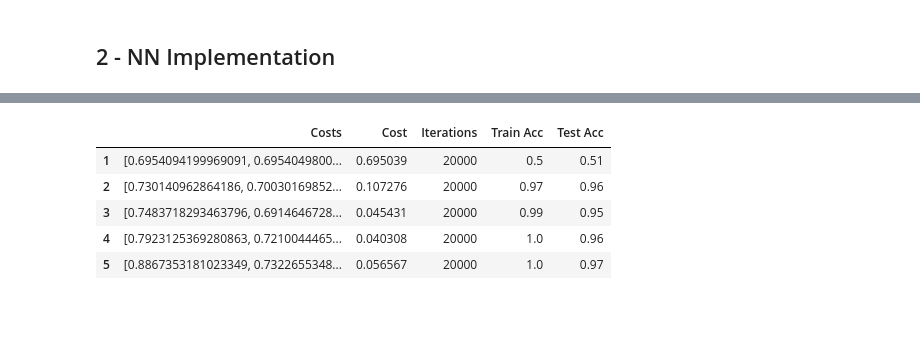
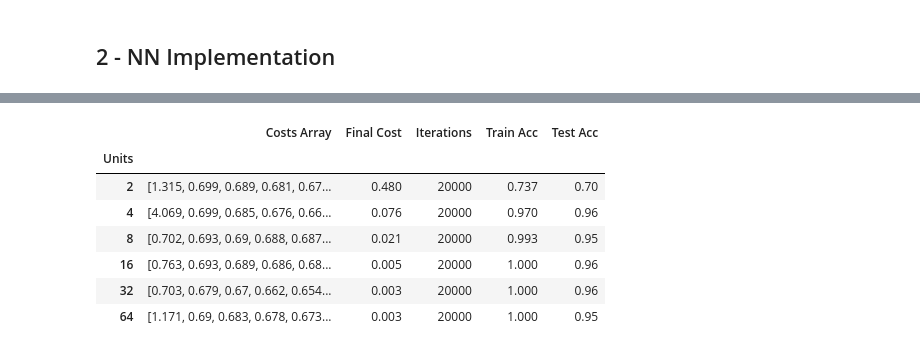
Before and after one commit to fernandoGitHub/ML_Projects, a Jupyter notebook: Deep Learning/Deep_Neural_Networks-Intermediate.ipynb, the cells around one changed output, grey strips where cells are left out. Cells and saved outputs as stored; diff of their text form; code cells hidden in the pictures; blank space fills up the shorter version.

```diff
--- a/Deep Learning/Deep_Neural_Networks-Intermediate.ipynb
+++ b/Deep Learning/Deep_Neural_Networks-Intermediate.ipynb
@@ -362,4 +422,6 @@ my_NN.add_hidden_layer(16, 'relu')
 my_NN.add_hidden_layer(16, 'relu')
 my_NN.add_hidden_layer(16, 'relu')
 my_NN.add_output_layer(1, 'sigmoid')
+my_NN.set_dropout_coefficient(prob=1.0)
+my_NN.set_regularization_coefficient(lambd=0.0)
 costs = my_NN.fit(X=train_X, Y=train_Y, num_iterations=15000, print_cost=False)
@@ -421,25 +452,31 @@ At this point we don't have any indication of how a deep NN will work on this pr
 We will assume the NN has 3 hidden layers and we will try different layer sizes starting from 2 units per layer and growing as a factor of 2 until reaching 64.
 # %%
 def exercise_1 (train_X, train_Y, test_X, test_Y, display=False):
-  results = {}
-  for i in range (1, 6):
+  results = []
+  for i in range (1, 7):
     units = 2 ** i
     nn = DeepNeuralNetwork()
-    nn.infer_input_layer(train_X, display)
-    nn.add_hidden_layer(units, 'relu', display)
-    nn.add_hidden_layer(units, 'relu', display)
-    nn.add_hidden_layer(units, 'relu', display)
-    nn.add_hidden_layer(units, 'relu', display)
-    nn.add_output_layer(1, 'sigmoid', display)
+    nn.infer_input_layer(train_X, display=False)
+    nn.add_hidden_layer(units, 'relu', display=False)
+    nn.add_hidden_layer(units, 'relu', display=False)
+    nn.add_hidden_layer(units, 'relu', display=False)
+    nn.add_hidden_layer(units, 'relu', display=False)
+    nn.add_output_layer(1, 'sigmoid', display=False)
+    nn.set_dropout_coefficient(prob=1.0)
+    nn.set_regularization_coefficient(lambd=0.0)
     num_iterations = 20000
     costs = nn.fit(X=train_X, Y=train_Y, num_iterations=num_iterations, print_cost=False)
     accuracy_train, pred_train = nn.test(X=train_X, Y=train_Y)
     accuracy_test, pred_test = nn.test(X=test_X, Y=test_Y)
 
     if display:
-      plot_2D_decision_boundary(lambda x: nn.predict(x.T), train_X, train_Y, title=f'Model in {i} units per hidden layer')
+      print(f"Number of units in hidden layers = {units}")
+      plot_2D_decision_boundary(lambda x: nn.predict(x.T), train_X, train_Y, title=f'Model with {units} units per hidden layer')
+      print(f"Residual cost for {units} in hiden layers = {costs[-1]}")
+      print(f"Accuracy on Train = {accuracy_train}")
+      print(f"Accuracy on Test  = {accuracy_test}\n\n")
 
-    results[i] = [costs, costs[-1], num_iterations, accuracy_train, accuracy_test]
+    results.append([units, costs, costs[-1], num_iterations, accuracy_train, accuracy_test])
     del nn
 
   return results
@@ -489,13 +526,13 @@ Cost after iteration 19999: 0.05650653339284049
 # %%
-import pandas as pd
-
-res_df = pd.DataFrame(results).transpose()
-res_df.columns = ['Costs', 'Cost', 'Iterations', 'Train Acc', 'Test Acc']
-res_df
+res_df = pd.DataFrame(results, columns=['Units', 'Costs Array', 'Final Cost', 'Iterations', 'Train Acc', 'Test Acc'])
+res_df = res_df.set_index('Units')
+res_df.head(10)
 # %% [output]
-|  | Costs | Cost | Iterations | Train Acc | Test Acc |
-| 1 | [0.6954094199969091, 0.6954049800... | 0.695039 | 20000 | 0.5 | 0.51 |
-| 2 | [0.730140962864186, 0.70030169852... | 0.107276 | 20000 | 0.97 | 0.96 |
-| 3 | [0.7483718293463796, 0.6914646728... | 0.045431 | 20000 | 0.99 | 0.95 |
-| 4 | [0.7923125369280863, 0.7210044465... | 0.040308 | 20000 | 1.0 | 0.96 |
-| 5 | [0.8867353181023349, 0.7322655348... | 0.056567 | 20000 | 1.0 | 0.97 |
+|  | Costs Array | Final Cost | Iterations | Train Acc | Test Acc |
+| Units |  |  |  |  |  |
+| 2 | [1.315, 0.699, 0.689, 0.681, 0.67... | 0.480 | 20000 | 0.737 | 0.70 |
+| 4 | [4.069, 0.699, 0.685, 0.676, 0.66... | 0.076 | 20000 | 0.970 | 0.96 |
+| 8 | [0.702, 0.693, 0.69, 0.688, 0.687... | 0.021 | 20000 | 0.993 | 0.95 |
+| 16 | [0.763, 0.693, 0.689, 0.686, 0.68... | 0.005 | 20000 | 1.000 | 0.96 |
+| 32 | [0.703, 0.679, 0.67, 0.662, 0.654... | 0.003 | 20000 | 1.000 | 0.96 |
+| 64 | [1.171, 0.69, 0.683, 0.678, 0.673... | 0.003 | 20000 | 1.000 | 0.95 |
```
Also changed, not shown: parts of 36 cells of this notebook.
